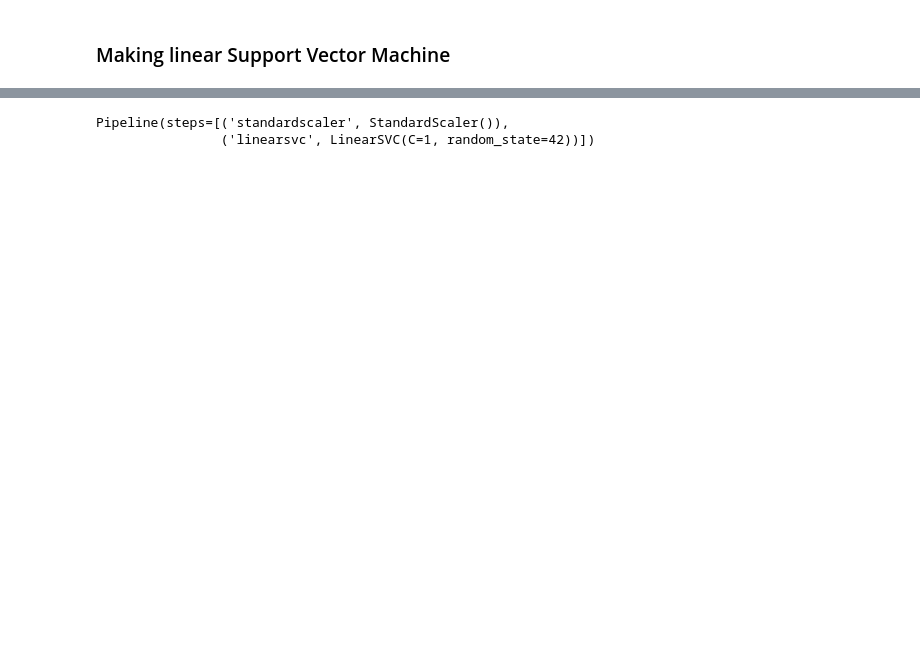
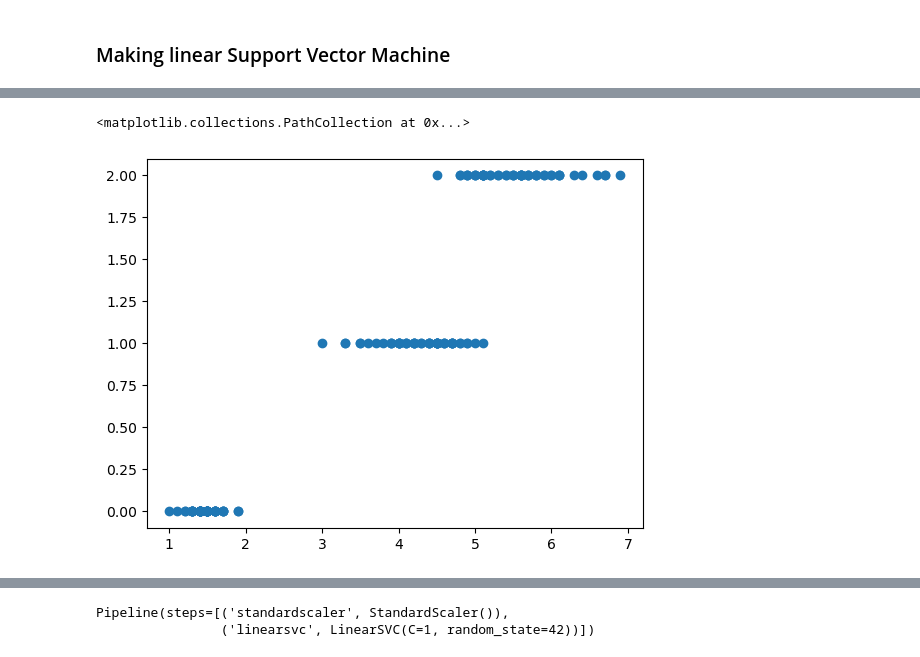
Before and after one commit to SubhodeepMondal/AI_ML, a Jupyter notebook: SVM/SVM_practice.ipynb, the cells around one changed output, grey strips where cells are left out. Cells and saved outputs as stored; diff of their text form; code cells hidden in the pictures; blank space fills up the shorter version.

```diff
--- a/SVM/SVM_practice.ipynb
+++ b/SVM/SVM_practice.ipynb
@@ -11,0 +38,2 @@ y = (iris.target==2)
+# %%
+y = pd.DataFrame(columns=['Target'],data= iris.target.values)
@@ -11,0 +77,5 @@ y = (iris.target==2)
+# %%
+plt.scatter(X['petal length (cm)'],y['Target'])
+# %% [output]
+<matplotlib.collections.PathCollection at 0x...>
+[figure, added]
```
Also changed, not shown: parts of 24 cells of this notebook, 3 other files.
